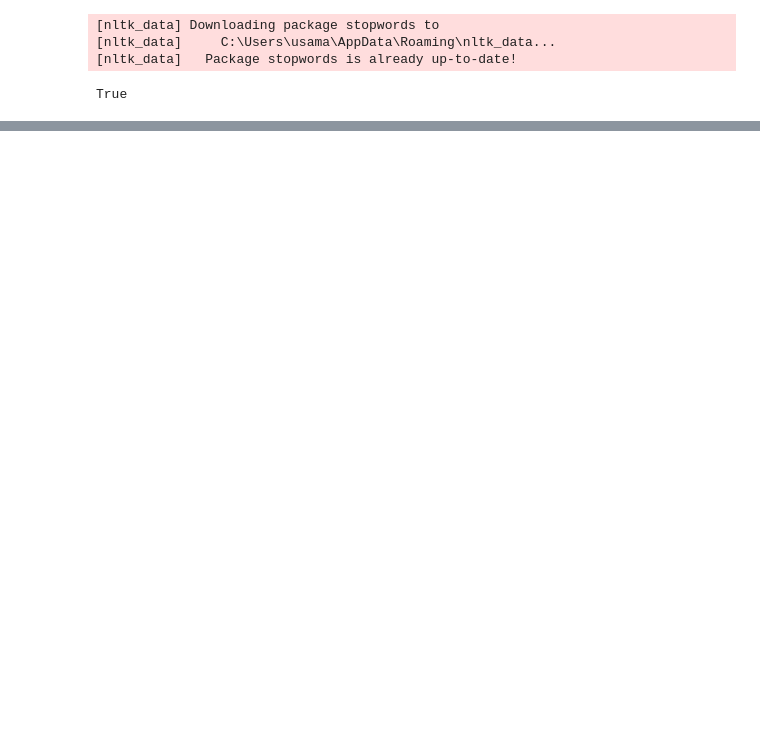
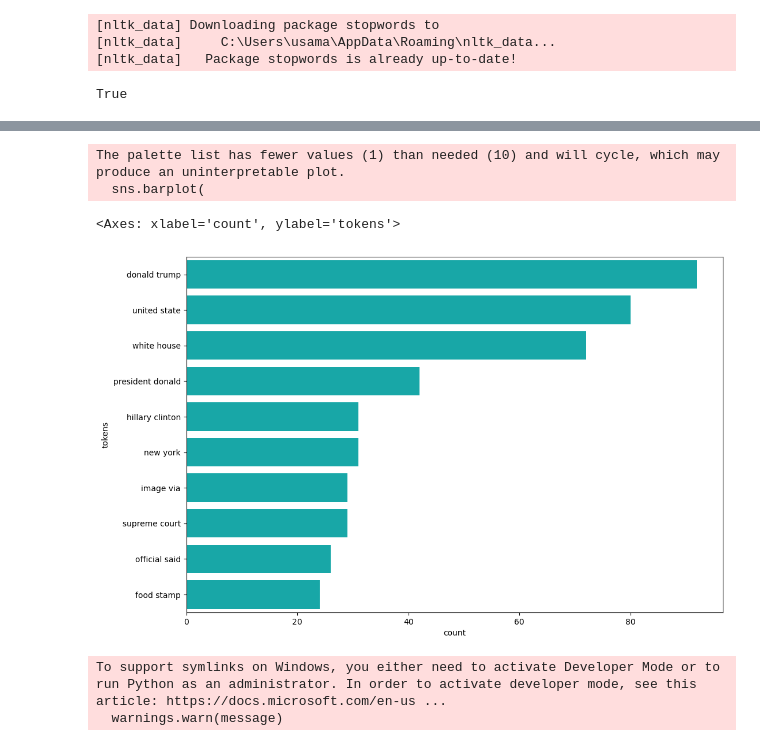
Before and after one commit to wanderer878/jupyter, a Jupyter notebook: nlp_real_life_practice.ipynb, the cells around one changed output, grey strips where cells are left out. Cells and saved outputs as stored; diff of their text form; code cells hidden in the pictures; blank space fills up the shorter version.

```diff
--- a/nlp_real_life_practice.ipynb
+++ b/nlp_real_life_practice.ipynb
@@ -548,0 +577,3 @@ print(tokens_clean)
+# %%
+bigrams = (pd.Series(nltk.ngrams(tokens_clean, 2)).value_counts()).reset_index()
+bigrams.head(10)
@@ -548,0 +620,3 @@ print(tokens_clean)
+# %%
+bigrams['tokens'] = bigrams['index'].apply(lambda x: ' '.join(x))
+bigrams.head(10)
@@ -548,0 +635,18 @@ print(tokens_clean)
+# %%
+sns.barplot(
+    data= bigrams[0:10],
+    x= 'count',
+    y= 'tokens',
+    hue='tokens',
+    palette = [default_plot_color]
+)
+# %% [output]
+The palette list has fewer values (1) than needed (10) and will cycle, which may produce an uninterpretable plot.
+  sns.barplot(
+<Axes: xlabel='count', ylabel='tokens'>
+[figure, added]
+# %%
+transformer = pipeline('sentiment-analysis', model = f"FISA-conclave/klue-roberta-news-sentiment")
+# %% [output]
+To support symlinks on Windows, you either need to activate Developer Mode or to run Python as an administrator. In order to activate developer mode, see this article: https://docs.microsoft.com/en-us ...
+  warnings.warn(message)
```
Also changed, not shown: parts of 13 cells of this notebook.
